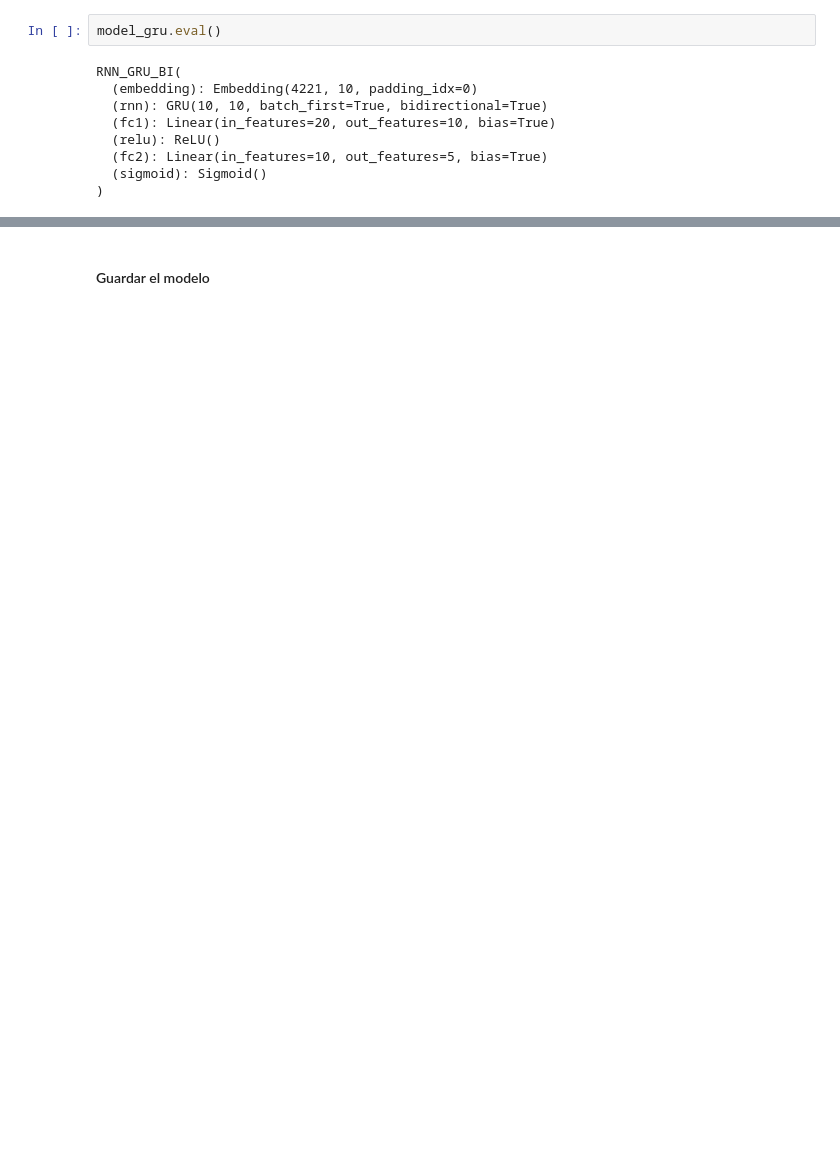
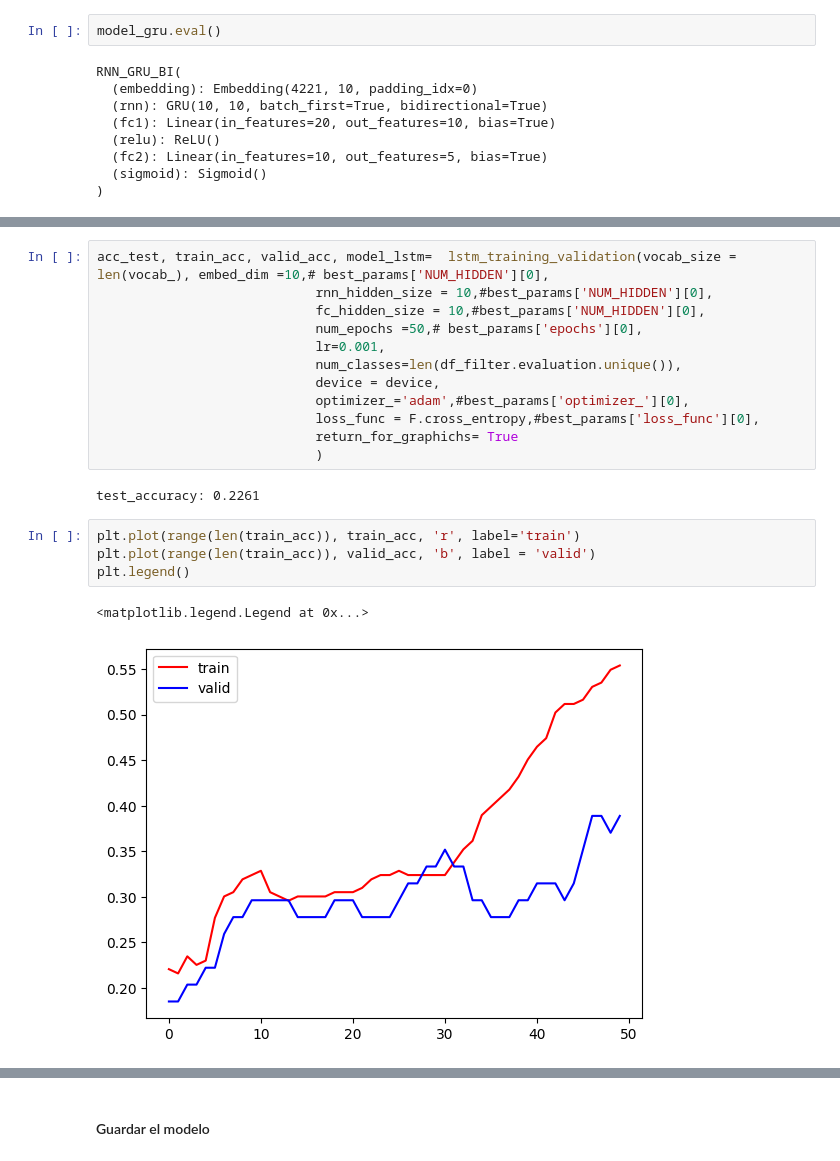
Before and after one commit to jesuarezt/nlp_course, a Jupyter notebook: proyecto_final/TrabajoFinalB_result.ipynb, the cells around one changed output, grey strips where cells are left out. Saved outputs shown, nothing was run; the diff lists cells and outputs as text; blank space fills up the shorter version.

```diff
--- a/proyecto_final/TrabajoFinalB_result.ipynb
+++ b/proyecto_final/TrabajoFinalB_result.ipynb
@@ -650,0 +689,21 @@ OrderedDict([('embedding.weight',
+# %%
+acc_test, train_acc, valid_acc, model_lstm=  lstm_training_validation(vocab_size = len(vocab_), embed_dim =10,# best_params['NUM_HIDDEN'][0],
+                            rnn_hidden_size = 10,#best_params['NUM_HIDDEN'][0],
+                            fc_hidden_size = 10,#best_params['NUM_HIDDEN'][0],
+                            num_epochs =50,# best_params['epochs'][0],
+                            lr=0.001,
+                            num_classes=len(df_filter.evaluation.unique()),
+                            device = device,
+                            optimizer_='adam',#best_params['optimizer_'][0],
+                            loss_func = F.cross_entropy,#best_params['loss_func'][0],
+                            return_for_graphichs= True
+                            )
+# %% [output]
+test_accuracy: 0.2261
+# %%
+plt.plot(range(len(train_acc)), train_acc, 'r', label='train')
+plt.plot(range(len(train_acc)), valid_acc, 'b', label = 'valid')
+plt.legend()
+# %% [output]
+<matplotlib.legend.Legend at 0x...>
+[figure, added]
```
Also changed, not shown: parts of 14 cells of this notebook, 6 other files.
